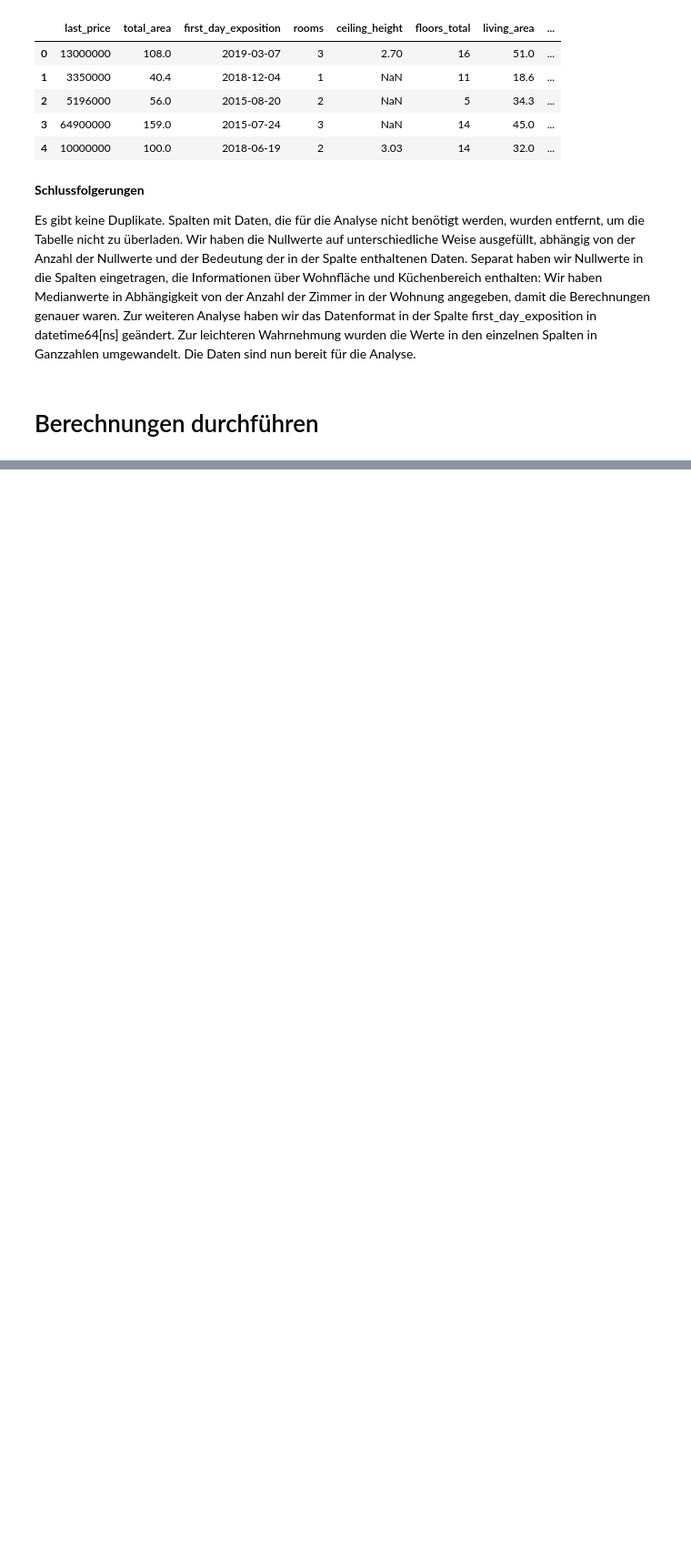
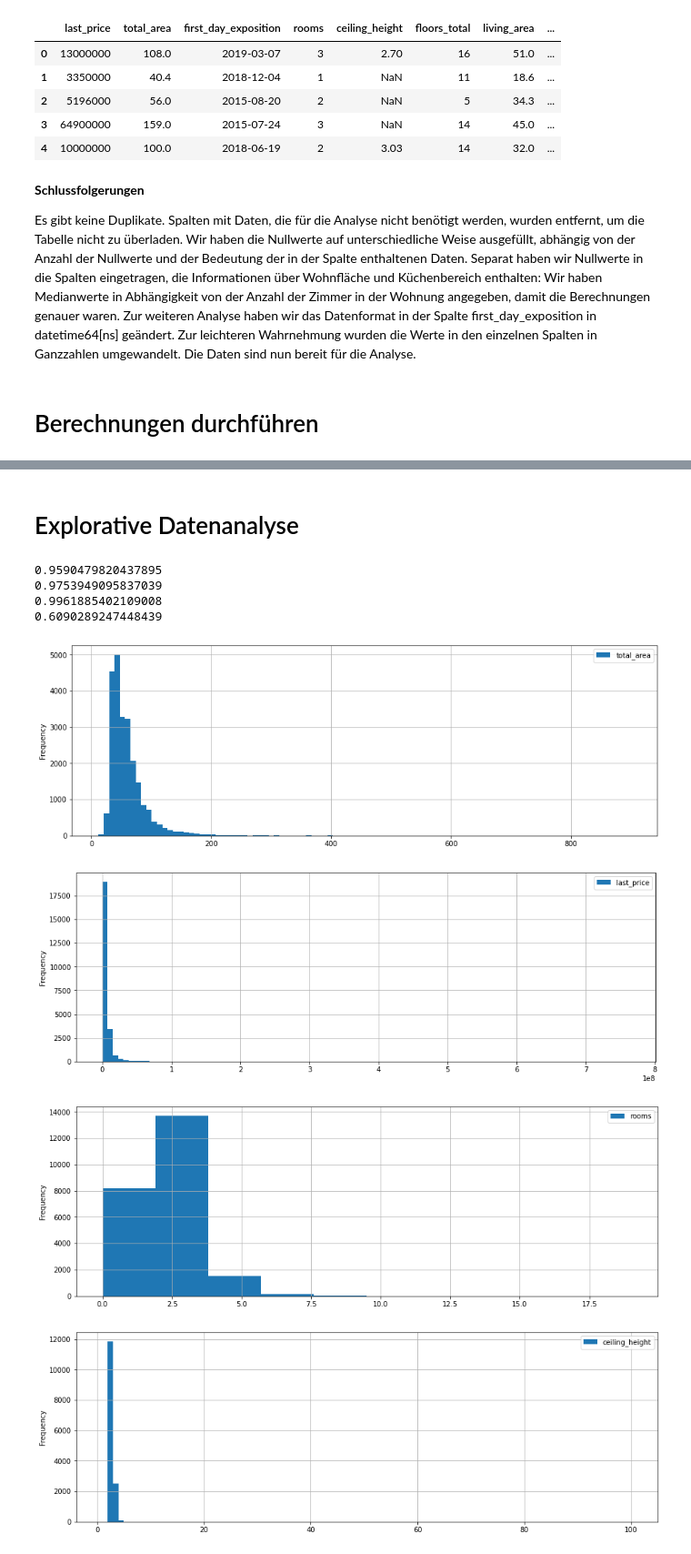
Before and after one commit to Konstantin5054232/ausbildungsprojekte, a Jupyter notebook: 03_wohnungen_verkauf/wohnungen_verkauf.ipynb, the cells around one changed output, grey strips where cells are left out. Shown at 91% size. Cells and saved outputs as stored; diff of their text form; code cells hidden in the pictures; blank space fills up the shorter version.

```diff
--- a/03_wohnungen_verkauf/wohnungen_verkauf.ipynb
+++ b/03_wohnungen_verkauf/wohnungen_verkauf.ipynb
@@ -162,3 +162,27 @@ memory usage: 2.5+ MB
 Es gibt keine Duplikate. Spalten mit Daten, die für die Analyse nicht benötigt werden, wurden entfernt, um die Tabelle nicht zu überladen. Wir haben die Nullwerte auf unterschiedliche Weise ausgefüllt, abhängig von der Anzahl der Nullwerte und der Bedeutung der in der Spalte enthaltenen Daten. Separat haben wir Nullwerte in die Spalten eingetragen, die Informationen über Wohnfläche und Küchenbereich enthalten: Wir haben Medianwerte in Abhängigkeit von der Anzahl der Zimmer in der Wohnung angegeben, damit die Berechnungen genauer waren. Zur weiteren Analyse haben wir das Datenformat in der Spalte first_day_exposition in datetime64[ns] geändert. Zur leichteren Wahrnehmung wurden die Werte in den einzelnen Spalten in Ganzzahlen umgewandelt. Die Daten sind nun bereit für die Analyse.
 # %% [markdown]
 # Berechnungen durchführen
+# %%
+# Wir berechnen die erforderlichen Verhältnisse und ergänzen die Tabelle
+data['price_per_meter'] = data['last_price'] / data['total_area']
+data['part_living_total'] = data['living_area'] / data['total_area']
+data['part_kitchen_total'] = data['kitchen_area'] / data['total_area']
+# %%
+# Wir extrahieren den Wochentag, den Monat und das Jahr und fügen der Tabelle Spalten hinzu
+data['weekday'] = data['first_day_exposition'].dt.weekday
+data['month'] = data['first_day_exposition'].dt.month
+data['year'] = data['first_day_exposition'].dt.year
+# %%
+# Wir werden eine zusätzliche Spalte mit Bodentypdaten bilden (1 - erste, 3 - letzte, 2 - andere)
+def floor_type(row):
+    floor = row['floor']
+    floors_total = row['floors_total']
+    if floor == 1:
+        return 1
+    if floor == floors_total:
+        return 3
+    return 2
+
+data['floor_type'] = data.apply(floor_type, axis=1)
+
+data.head()
@@ -164,0 +200,22 @@ Es gibt keine Duplikate. Spalten mit Daten, die für die Analyse nicht benötigt
+# %% [markdown]
+# Explorative Datenanalyse
+# %%
+# Wir erstellen Histogramme für Parameter: Fläche, Preis, Anzahl der Zimmer, Deckenhöhe
+data.plot(kind='hist', y='total_area', bins=100, alpha=1, grid=True, legend=True, figsize=(15,5))
+data.plot(kind='hist', y='last_price', bins=100, alpha=1, grid=True, legend=True, figsize=(15,5))
+data.plot(kind='hist', y='rooms', bins=10, alpha=1, grid=True, legend=True, figsize=(15,5))
+data.plot(kind='hist', y='ceiling_height', bins=100, alpha=1, grid=True, legend=True, figsize=(15,5))
+
+print(len(data.query('last_price < 17000000')) / len(data))
+print(len(data.query('total_area < 150')) / len(data))
+print(len(data.query('rooms < 7')) / len(data))
+print(len(data.query('ceiling_height < 4')) / len(data))
+# %% [output]
+0.9590479820437895
+0.9753949095837039
+0.9961885402109008
+0.6090289247448439
+[figure, added]
+[figure, added]
+[figure, added]
+[figure, added]
```
Also changed, not shown: parts of 25 cells of this notebook.
